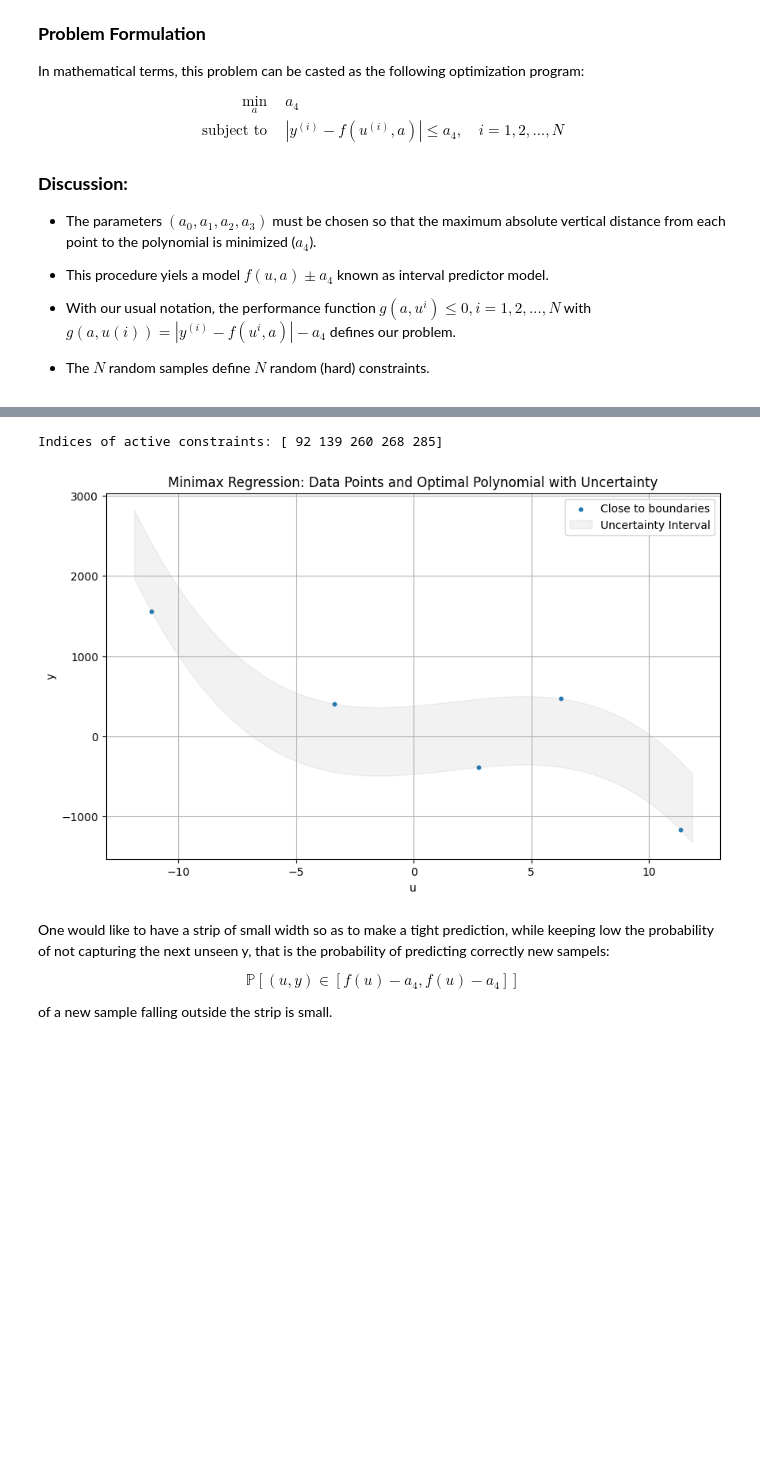
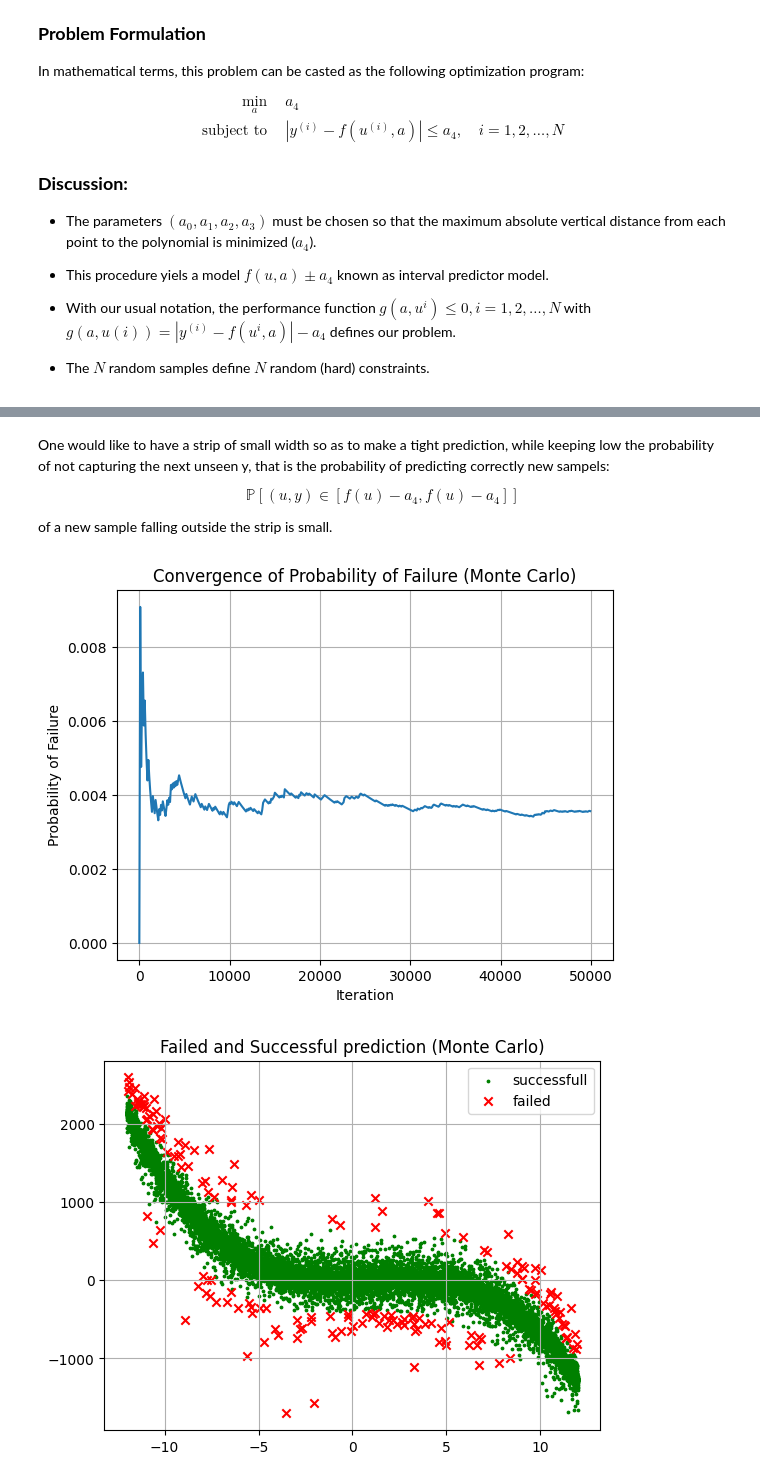
Before and after one commit to supsi-dacd-isaac/TeachDecisionMakingUncertainty, a Jupyter notebook: 07/IPM.ipynb, the cells around one changed output, grey strips where cells are left out. Cells and saved outputs as stored; diff of their text form; code cells hidden in the pictures; blank space fills up the shorter version.

```diff
--- a/07/IPM.ipynb
+++ b/07/IPM.ipynb
@@ -115,32 +121,3 @@ plt.show()
-# %%
-# find active constraints
-
-g_fun = lambda u, y : (np.abs(y - (a0.value + a1.value * u + a2.value * u**2 + a3.value * u**3)) - a4.value)
-scores = g_fun(u,y)
-
-
-active_constraints_indices = np.where(np.abs(scores) < 1e-3)[0]
-print("Indices of active constraints:", active_constraints_indices)
-
-is_close_2_boundary = np.abs(scores) < 1e-3
-
-plt.figure(figsize=(10, 6))
-
-plt.scatter(u[is_close_2_boundary], y[is_close_2_boundary], label='Close to boundaries', s=10)  # Plot data points
-
-# Fill the area between the upper and lower bounds
-plt.fill_between(np.sort(u), optimal_polynomial_up(np.sort(u)), optimal_polynomial_down(np.sort(u)), color='gray', alpha=0.1, label='Uncertainty Interval')
-
-# Set labels and title
-plt.xlabel('u')
-plt.ylabel('y')
-plt.title('Minimax Regression: Data Points and Optimal Polynomial with Uncertainty')
-plt.legend()
-plt.grid(True)
-plt.show()
-# %% [output]
-Indices of active constraints: [ 92 139 260 268 285]
-[figure, removed]
 # %% [markdown]
 One would like to have a strip of small width so as to make a tight prediction, while keeping low the probability of not capturing the next unseen y, that is the probability of predicting correctly new sampels:
 
@@ -148,3 +125,47 @@ $$\mathbb{P}[(u,y) \in [f(u)- a_4, f(u)- a_4]]$$
 
 of a new sample falling
 outside the strip is small.
+# %%
+#@title monte carlo to estimate the probability of not predicting well new samples
+def monte_carlo_probability(u_test, y_test, a0, a1, a2, a3, a4, num_samples=1_000):
+    """
+    Estimates the probability of
+    a sample falling outside the bounds using Monte Carlo sampling.
+    """
+    # Generate random samples within a range
+    u, y = DGM(num_samples)
+    # Check if the sample falls outside the bounds
+    lower_bound = a0.value + a1.value * u + a2.value * u**2 + a3.value * u**3 - a4.value
+    upper_bound = a0.value + a1.value * u + a2.value * u**2 + a3.value * u**3 + a4.value
+    Indicator_function = np.logical_and(lower_bound <= y, y<= upper_bound)
+    reliability = np.mean(Indicator_function)
+    unreliability = 1 - reliability
+    return reliability, unreliability, Indicator_function, u, y
+
+
+# Assuming you have already defined DGM, a0, a1, a2, a3, a4, u, and y from your previous code
+# Example usage: replace with your actual values of u and y
+num_samples = 50_000
+reliability, unreliability, Indicator_function, u_mc, y_mc = monte_carlo_probability(u, y, a0, a1, a2, a3, a4, num_samples=num_samples)
+
+n_samples = len(Indicator_function)
+x_2plot = range(10, n_samples, 100)
+unreliability_convergence = [1-np.mean(Indicator_function[:k]) for k in x_2plot]
+plt.plot(x_2plot, unreliability_convergence ) #Corrected iteration
+plt.xlabel("Iteration")
+plt.ylabel("Probability of Failure") #Corrected label to "probability of success"
+plt.title("Convergence of Probability of Failure (Monte Carlo)")
+plt.grid(True)
+plt.show()
+
+
+
+plt.scatter(u_mc[Indicator_function], y_mc[Indicator_function], 3, marker='o', c='green', label='successfull')
+plt.scatter(u_mc[Indicator_function==False], y_mc[Indicator_function==False], marker='x', c='red', label='failed')  # Plot data points
+plt.title("Failed and Successful prediction (Monte Carlo)")
+plt.legend()
+plt.grid(True)
+plt.show()
+# %% [output]
+[figure, added]
+[figure, added]
```
Also changed, not shown: parts of 12 cells of this notebook.
